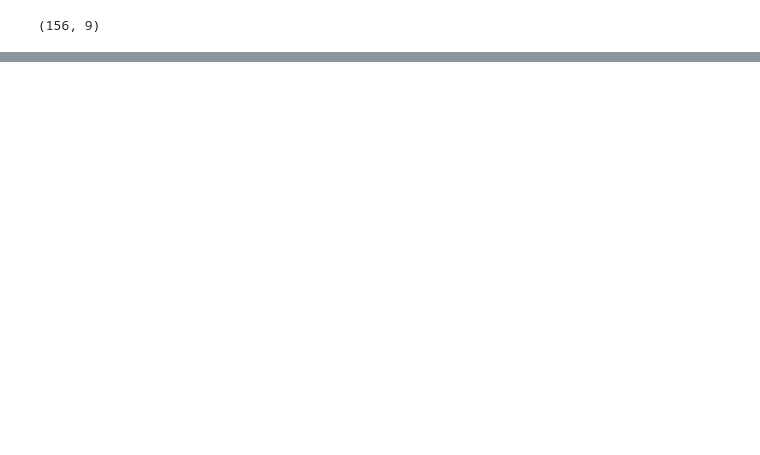
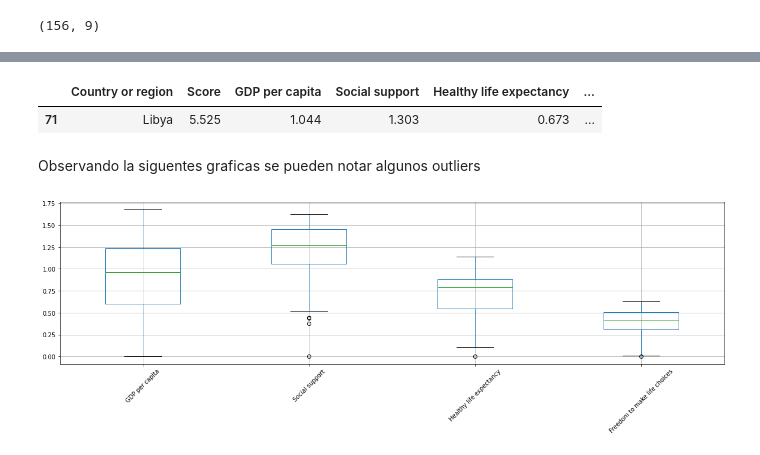
Before and after one commit to DaletWolff/Happiness, a Jupyter notebook: Happiness.ipynb, the cells around one changed output, grey strips where cells are left out. Drawn from its saved outputs; the diff is of its cells as text; code cells hidden in the pictures; blank space fills up the shorter version.

```diff
--- a/Happiness.ipynb
+++ b/Happiness.ipynb
@@ -98,0 +49,14 @@ interactive(children=(Dropdown(description='columna', options=('Score', 'GDP per
+# %%
+df_2019 = df_2019.drop(columns = ["Overall rank", "Generosity", "Perceptions of corruption"])
+df_2019.sample()
+# %% [output]
+|  | Country or region | Score | GDP per capita | Social support | Healthy life expectancy | ... |
+| 71 | Libya | 5.525 | 1.044 | 1.303 | 0.673 | ... |
+# %% [markdown]
+Observando la siguentes graficas se pueden notar algunos outliers
+# %%
+df_2019.drop(columns = "Score").plot(kind='box')
+plt.xticks(rotation = 45)
+plt.grid()
+# %% [output]
+[figure, added]
```
Also changed, not shown: parts of 55 cells of this notebook.
